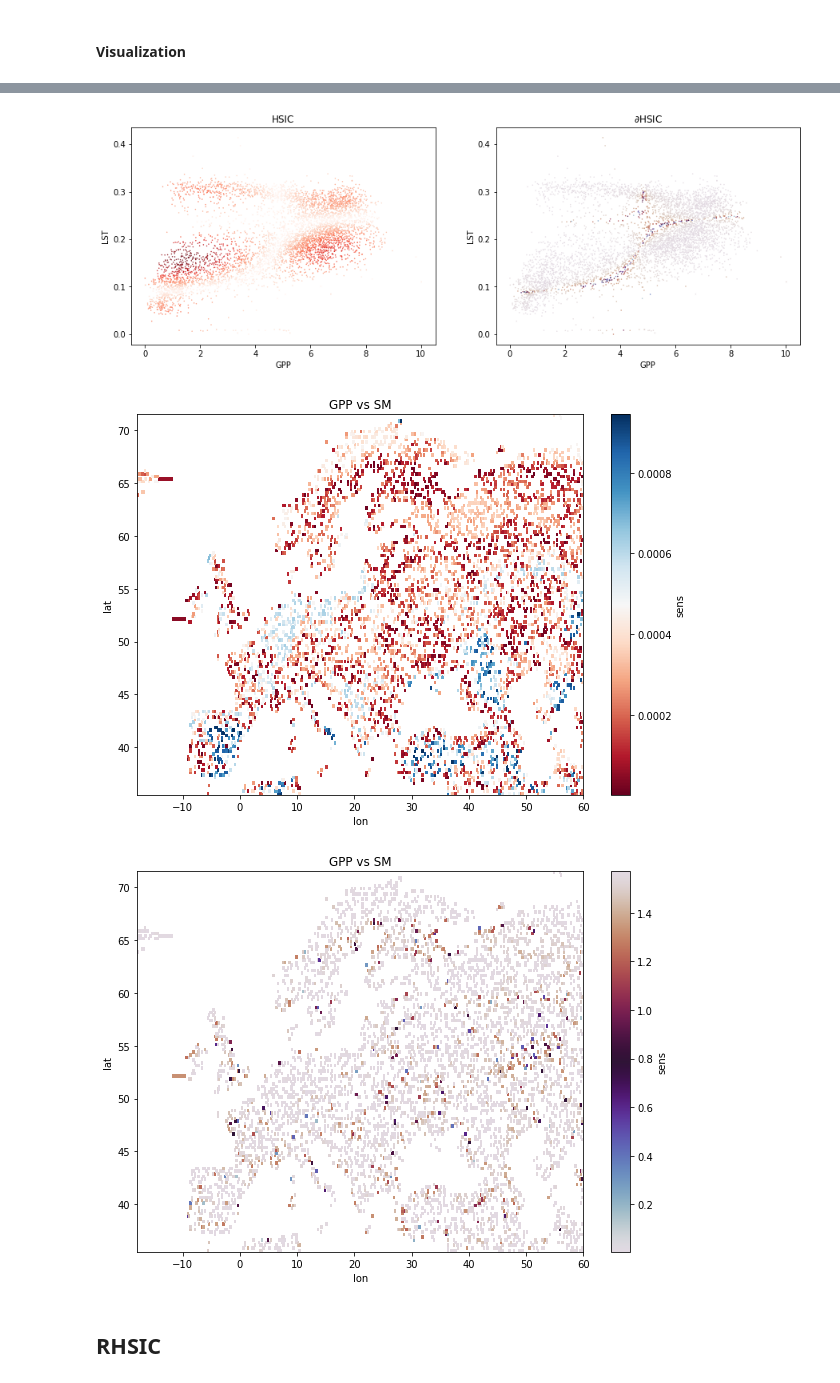
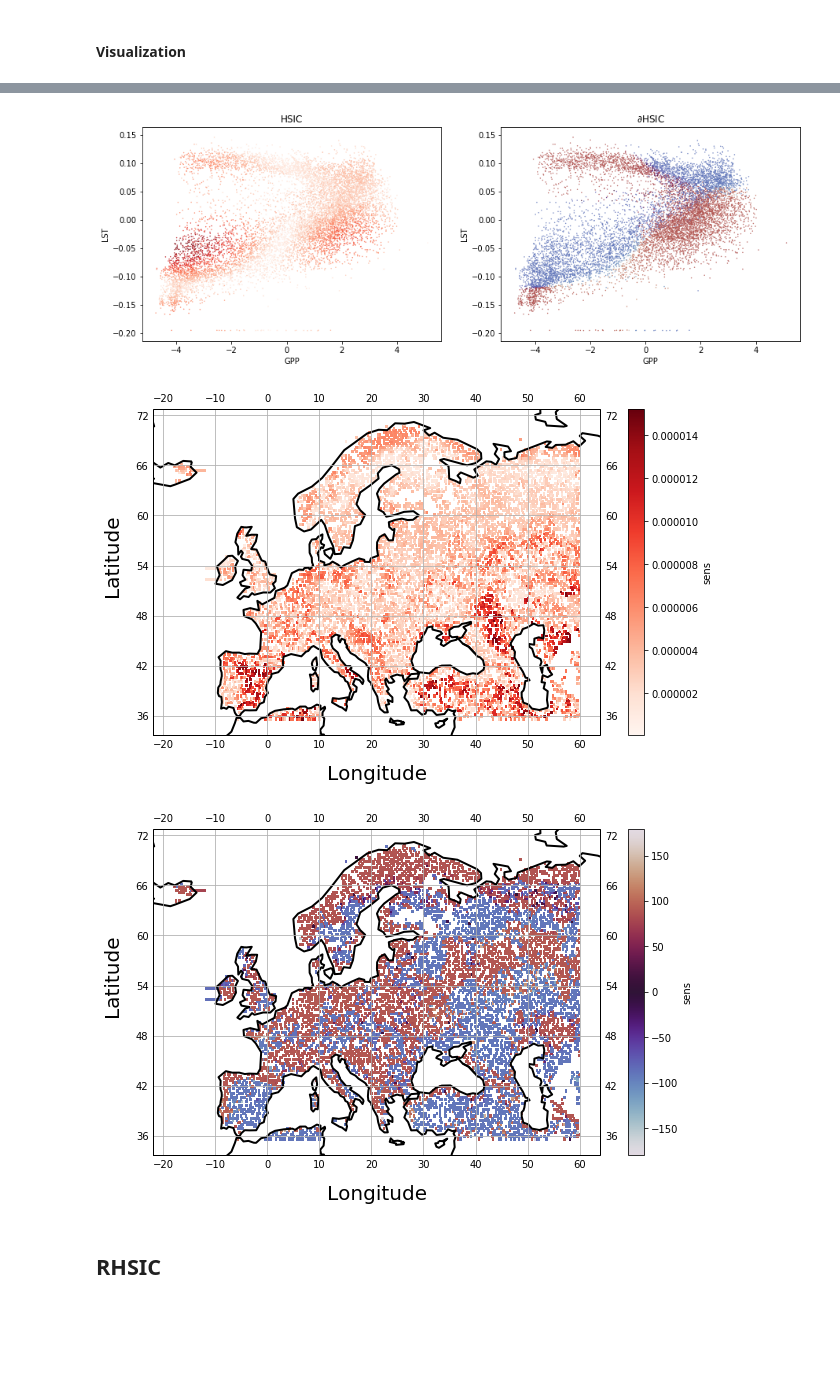
Before and after one commit to IPL-UV/sakame, a Jupyter notebook: notebooks/app_dependence_1_esdc_extraction.ipynb, the cells around one changed output, grey strips where cells are left out. Cells and saved outputs as stored; diff of their text form; code cells hidden in the pictures; blank space fills up the shorter version.

Commit message:
Finished Dependenc exp. with new HSIC function.

```diff
--- a/notebooks/app_dependence_1_esdc_extraction.ipynb
+++ b/notebooks/app_dependence_1_esdc_extraction.ipynb
@@ -238,7 +239,7 @@ def get_time_df(xarray, var='gross_primary_productivity'):
     return xr_df
 # %%
 gpp_df = get_time_df(subset, var='gross_primary_productivity')
-lst_df = get_time_df(subset, var='land_surface_temperature')
+lst_df = get_time_df(subset, var='soil_moisture')
 
 var_df = gpp_df.merge(lst_df)
 var_df = var_df.dropna()
@@ -256,3 +257,7 @@ X.shape
 # %%
 derX, derY = dict(), dict()
 mod_sens, ang_sens = dict(), dict()
+# %%
+n_sub_samples = 10000
+X_sub, _, Y_sub, _ = train_test_split(X, Y, train_size=n_sub_samples, random_state=123)
+lat_sub, _, lon_sub, _ = train_test_split(lat, lon, train_size=n_sub_samples, random_state=123)
@@ -258,0 +313,6 @@ mod_sens, ang_sens = dict(), dict()
+# %%
+%%time
+
+mod_sens['lhsic'] = np.sqrt(np.abs(derX['lhsic']).mean(axis=1)**2 + np.abs(derY['lhsic']).mean(axis=1)**2)
+
+ang_sens['lhsic'] = (180 / np.pi) * np.arctan2(derY['lhsic'].mean(axis=1), derX['lhsic'].mean(axis=1))
@@ -299,5 +446,5 @@ Wall time: 4.58 s
 
 mod_sens['hsic'] = np.sqrt(np.abs(derX['hsic']).mean(axis=1)**2 + np.abs(derY['hsic']).mean(axis=1)**2)
 
-ang_sens['hsic'] = np.arctan( np.abs(derY['hsic']).mean(axis=1) / np.abs(derX['hsic']).mean(axis=1))
+ang_sens['hsic'] = (180 / np.pi) * np.arctan2( derY['hsic'].mean(axis=1), derX['hsic'].mean(axis=1))
 # %% [output]
@@ -322,65 +455,88 @@ plt.show()
 # %%
 fig, ax = plt.subplots(figsize=(15, 5), nrows=1, ncols=2)
 
-ax[0].scatter(X_sub, Y_sub, c=mod_sens['hsic'], cmap=plt.cm.get_cmap('Reds'), s=0.2)
+ax[0].scatter(X_sub.mean(axis=1), Y_sub.mean(axis=1), c=mod_sens['hsic'], cmap=plt.cm.get_cmap('Reds'), s=0.2)
 # ax[0].scatter(X_sub.mean(axis=1), Y_sub.mean(axis=1), c=mod_sens, cmap=plt.cm.get_cmap('RdBu'), s=0.2)
 ax[0].set_xlabel('GPP')
 ax[0].set_ylabel("LST")
 ax[0].set_title('HSIC')
 
 # ax[1].scatter(X_sub.mean(axis=1), Y_sub.mean(axis=1), c=ang_sens, cmap=plt.cm.get_cmap('twilight'), s=0.2)
-ax[1].scatter(X_sub, Y_sub, c=ang_sens['hsic'], cmap=plt.cm.get_cmap('twilight'), s=0.2)
+ax[1].scatter(X_sub.mean(axis=1), Y_sub.mean(axis=1), c=ang_sens['hsic'], cmap=plt.cm.get_cmap('twilight'), s=0.2)
 
 ax[1].set_xlabel('GPP')
 ax[1].set_ylabel("LST")
 ax[1].set_title(r'$\partial$HSIC')
 plt.show()
 # %% [output]
-[figure, old version]
+[figure, new version]
 # %%
 vis_df = pd.DataFrame({
     'lat': lat_sub,
     'lon': lon_sub,
     'sens': mod_sens['hsic'],
 })
 
-# def create_xarray(xr_df, variable='gross_primary_productivity'):
-
-#     xr_df = xr_df.reset_index().pivot_table(index=['lat', 'lon'], values=variable)
-
-#     return xr_df.to_xarray()
-
 vis_xr = create_xarray(vis_df, variable='sens')
 
-fig, ax = plt.subplots(figsize=(10, 7))
+fig = plt.figure(figsize=(10, 6))
+ax = fig.add_subplot(111, projection=ccrs.PlateCarree(), aspect='auto')
+p = vis_xr['sens'].plot.pcolormesh(
+    ax=ax, transform=ccrs.PlateCarree(),
+    cmap='Reds', robust=False
+)
 
-vis_xr['sens'].plot.pcolormesh(ax=ax, cmap='RdBu', robust=False)
-ax.set_title('GPP vs SM')
+ax.set_title('')
+ax.coastlines(linewidth=2)
+ax.gridlines(draw_labels=True)
+ax.text(-0.07, 0.55, 'Latitude', va='bottom', ha='center',
+        rotation='vertical', rotation_mode='anchor', fontsize=20,
+        transform=ax.transAxes)
+ax.text(0.5, -0.15, 'Longitude', va='bottom', ha='center',
+        rotation='horizontal', rotation_mode='anchor', fontsize=20,
+        transform=ax.transAxes)
+save_plt_name = 'hsic_mod.png'
+plt.savefig(figures_path + save_plt_name + '.png', transparent=True)
 plt.show()
 
 
 vis_df = pd.DataFrame({
     'lat': lat_sub,
     'lon': lon_sub,
     'sens': ang_sens['hsic'],
 })
 
 # def create_xarray(xr_df, variable='gross_primary_productivity'):
 
 #     xr_df = xr_df.reset_index().pivot_table(index=['lat', 'lon'], values=variable)
 
 #     return xr_df.to_xarray()
 
 vis_xr = create_xarray(vis_df, variable='sens')
 
-fig, ax = plt.subplots(figsize=(10, 7))
+fig = plt.figure(figsize=(10, 6))
+ax = fig.add_subplot(111, projection=ccrs.PlateCarree(), aspect='auto')
 
-vis_xr['sens'].plot.pcolormesh(ax=ax, cmap='twilight', robust=False)
-ax.set_title('GPP vs SM')
+p = vis_xr['sens'].plot.pcolormesh(
+    ax=ax, transform=ccrs.PlateCarree(),
+    cmap='twilight', robust=False
+)
+
+ax.set_title('')
+ax.coastlines(linewidth=2)
+ax.gridlines(draw_labels=True)
+ax.text(-0.07, 0.55, 'Latitude', va='bottom', ha='center',
+        rotation='vertical', rotation_mode='anchor', fontsize=20,
+        transform=ax.transAxes)
+ax.text(0.5, -0.15, 'Longitude', va='bottom', ha='center',
+        rotation='horizontal', rotation_mode='anchor', fontsize=20,
+        transform=ax.transAxes)
+save_plt_name = 'hsic_angle.png'
+plt.savefig(figures_path + save_plt_name + '.png', transparent=True)
 plt.show()
 # %% [output]
-[figure, old version]
+[figure, new version]
-[figure, old version]
+[figure, new version]
 # %% [markdown]
 ## RHSIC
 # %%
```
Also changed, not shown: parts of 35 cells of this notebook, 21 other files.
